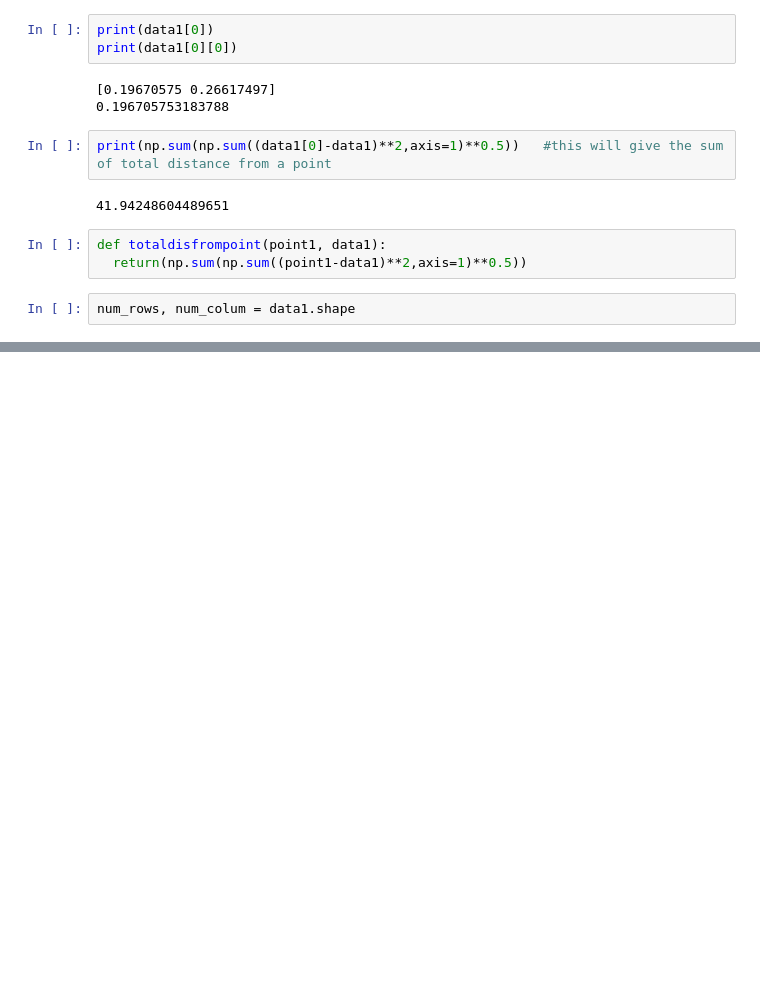
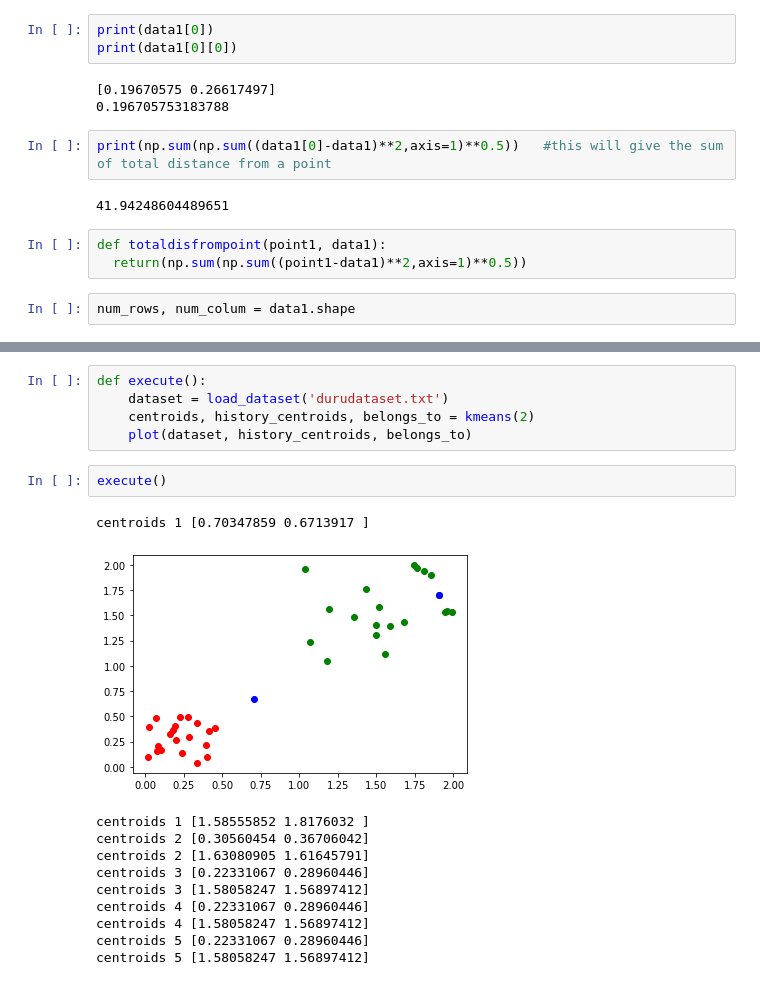
Before and after one commit to krag-harsh/k_means_clustering, a Jupyter notebook: k_mean.ipynb, the cells around one changed output, grey strips where cells are left out. Saved outputs shown, nothing was run; the diff lists cells and outputs as text; blank space fills up the shorter version.

```diff
--- a/k_mean.ipynb
+++ b/k_mean.ipynb
@@ -164,0 +233,19 @@ print(pt)
+# %%
+def execute():
+    dataset = load_dataset('durudataset.txt')
+    centroids, history_centroids, belongs_to = kmeans(2)
+    plot(dataset, history_centroids, belongs_to)
+# %%
+execute()
+# %% [output]
+centroids 1 [0.70347859 0.6713917 ]
+[figure, added]
+centroids 1 [1.58555852 1.8176032 ]
+centroids 2 [0.30560454 0.36706042]
+centroids 2 [1.63080905 1.61645791]
+centroids 3 [0.22331067 0.28960446]
+centroids 3 [1.58058247 1.56897412]
+centroids 4 [0.22331067 0.28960446]
+centroids 4 [1.58058247 1.56897412]
+centroids 5 [0.22331067 0.28960446]
+centroids 5 [1.58058247 1.56897412]
```
Also changed, not shown: parts of 12 cells of this notebook.
